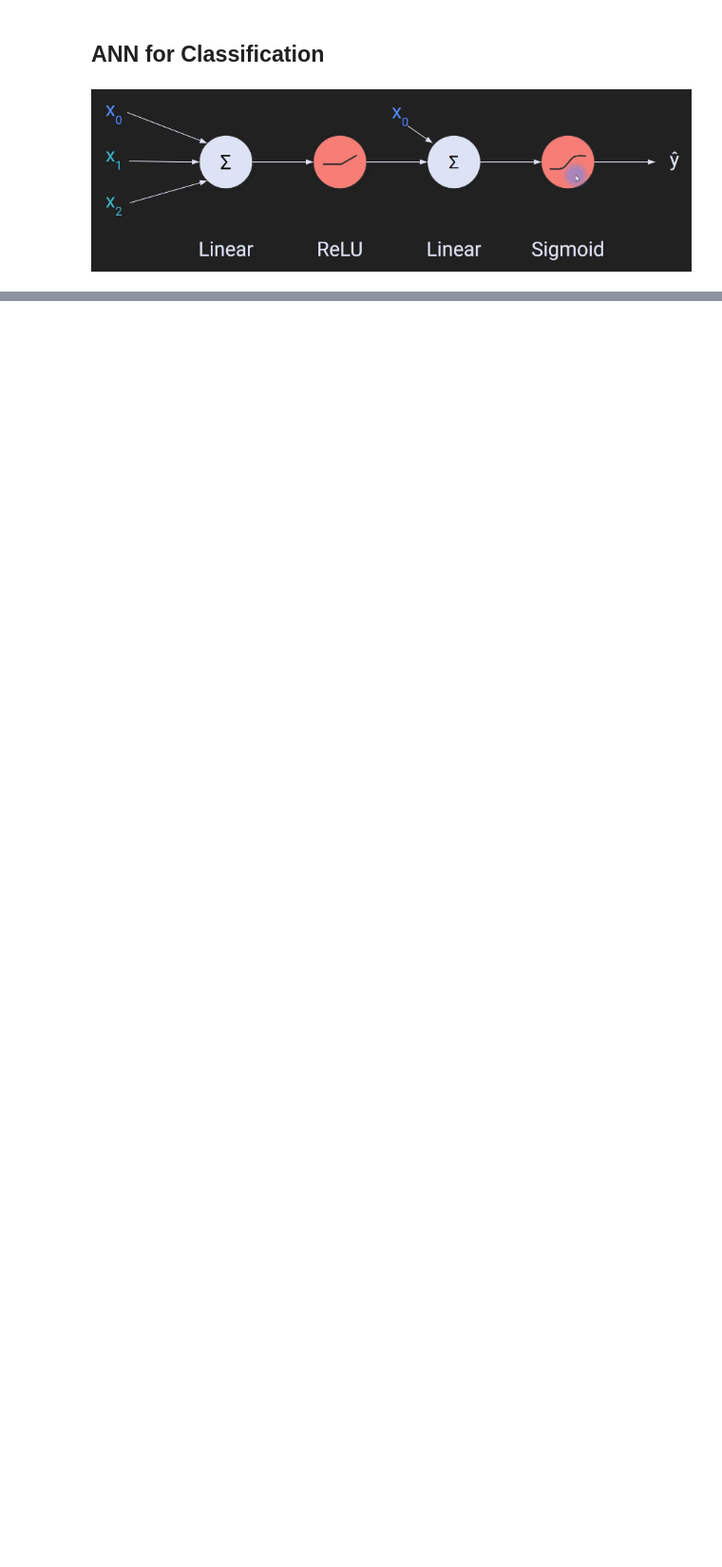
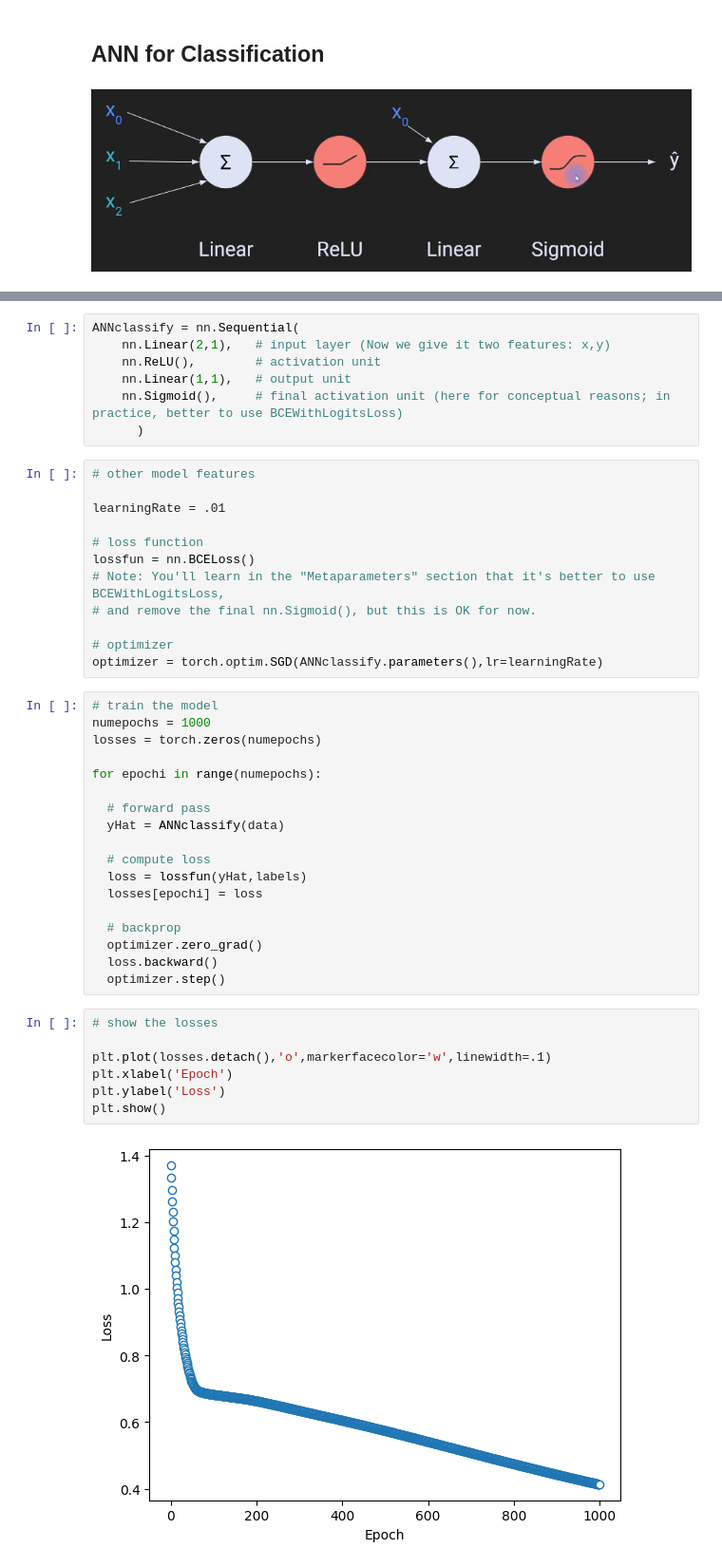
Before and after one commit to Ashkania/DL_template, a Jupyter notebook: DL_temp.ipynb, the cells around one changed output, grey strips where cells are left out. Shown: that part at 95% size. Saved outputs shown, nothing was run; the diff lists cells and outputs as text; blank space fills up the shorter version.

```diff
--- a/DL_temp.ipynb
+++ b/DL_temp.ipynb
@@ -106,0 +166,46 @@ plt.show()
+# %%
+ANNclassify = nn.Sequential(
+    nn.Linear(2,1),   # input layer (Now we give it two features: x,y)
+    nn.ReLU(),        # activation unit
+    nn.Linear(1,1),   # output unit
+    nn.Sigmoid(),     # final activation unit (here for conceptual reasons; in practice, better to use BCEWithLogitsLoss)
+      )
+# %%
+# other model features
+
+learningRate = .01
+
+# loss function
+lossfun = nn.BCELoss()
+# Note: You'll learn in the "Metaparameters" section that it's better to use BCEWithLogitsLoss,
+# and remove the final nn.Sigmoid(), but this is OK for now.
+
+# optimizer
+optimizer = torch.optim.SGD(ANNclassify.parameters(),lr=learningRate)
+# %%
+# train the model
+numepochs = 1000
+losses = torch.zeros(numepochs)
+
+for epochi in range(numepochs):
+
+  # forward pass
+  yHat = ANNclassify(data)
+
+  # compute loss
+  loss = lossfun(yHat,labels)
+  losses[epochi] = loss
+
+  # backprop
+  optimizer.zero_grad()
+  loss.backward()
+  optimizer.step()
+# %%
+# show the losses
+
+plt.plot(losses.detach(),'o',markerfacecolor='w',linewidth=.1)
+plt.xlabel('Epoch')
+plt.ylabel('Loss')
+plt.show()
+# %% [output]
+[figure, added]
```
Also changed, not shown: parts of 11 cells of this notebook.
